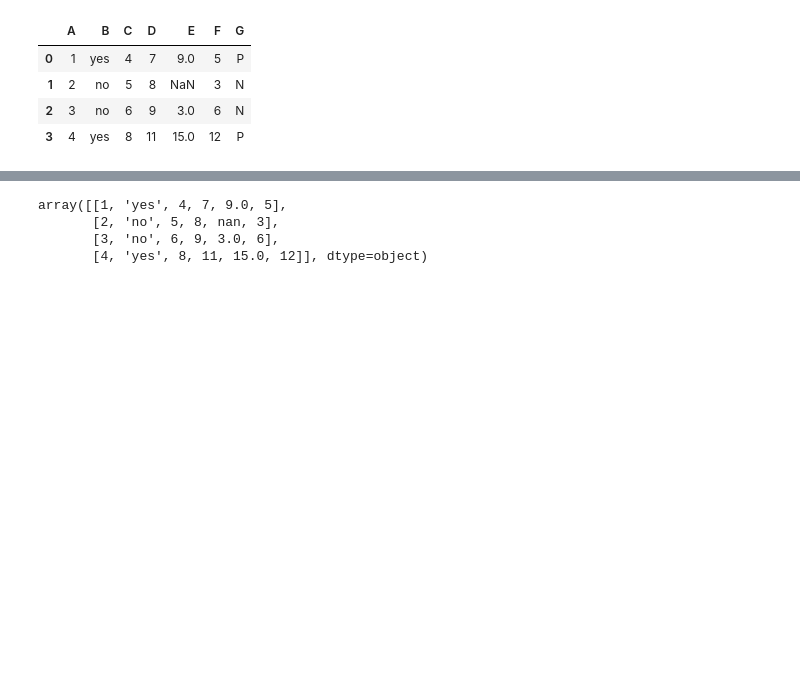
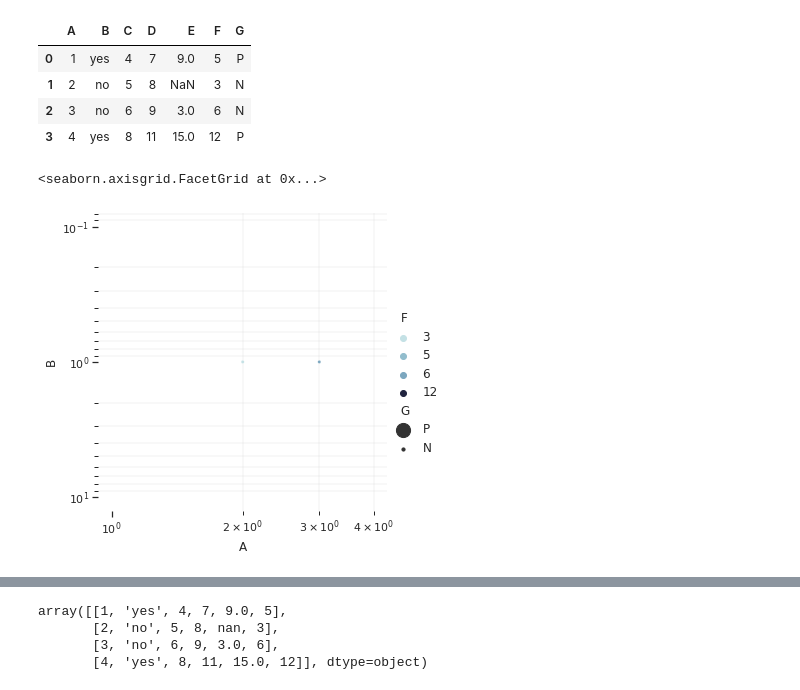
Before and after one commit to ekramasif/Basic-Machine-Learning, a Jupyter notebook: Extraa/PracticeML.ipynb, the cells around one changed output, grey strips where cells are left out. Cells and saved outputs as stored; diff of their text form; code cells hidden in the pictures; blank space fills up the shorter version.

Commit message:
Seaborn added

```diff
--- a/Extraa/PracticeML.ipynb
+++ b/Extraa/PracticeML.ipynb
@@ -20,3 +20,20 @@ df
 | 1 | 2 | no | 5 | 8 | NaN | 3 | N |
 | 2 | 3 | no | 6 | 9 | 3.0 | 6 | N |
 | 3 | 4 | yes | 8 | 11 | 15.0 | 12 | P |
+# %%
+import seaborn as sns
+# sns.set_theme(style="whitegrid")
+cmap = sns.cubehelix_palette(rot=-.2, as_cmap=True)
+g = sns.relplot(
+    data=df,
+    x="A", y="B",
+    hue="F", size="G",
+    palette=cmap, sizes=(10, 200),
+)
+g.set(xscale="log", yscale="log")
+g.ax.xaxis.grid(True, "minor", linewidth=.25)
+g.ax.yaxis.grid(True, "minor", linewidth=.25)
+g.despine(left=True, bottom=True)
+# %% [output]
+<seaborn.axisgrid.FacetGrid at 0x...>
+[figure, added]
```
Also changed, not shown: parts of 6 cells of this notebook.
